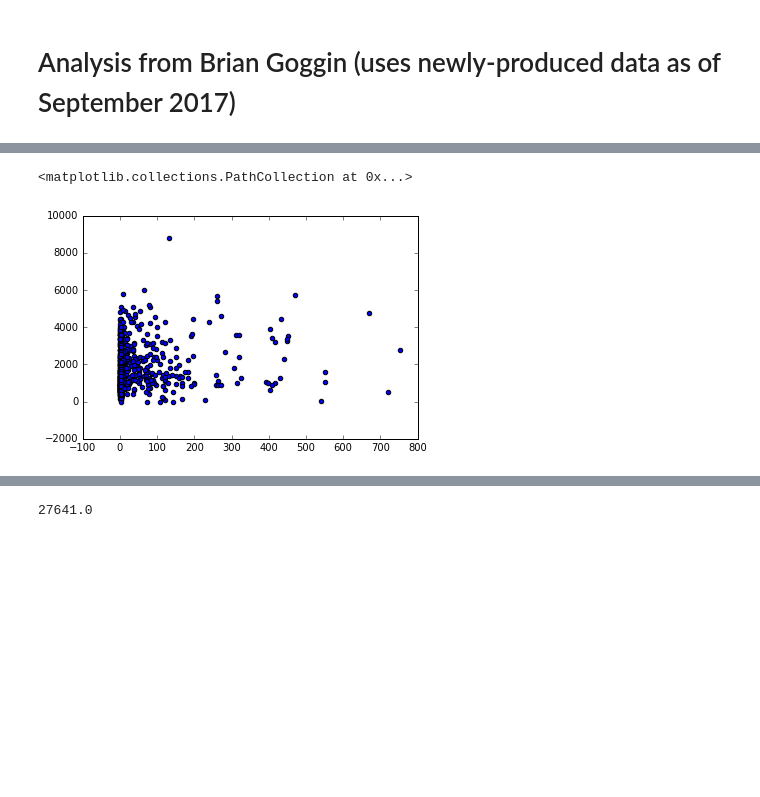
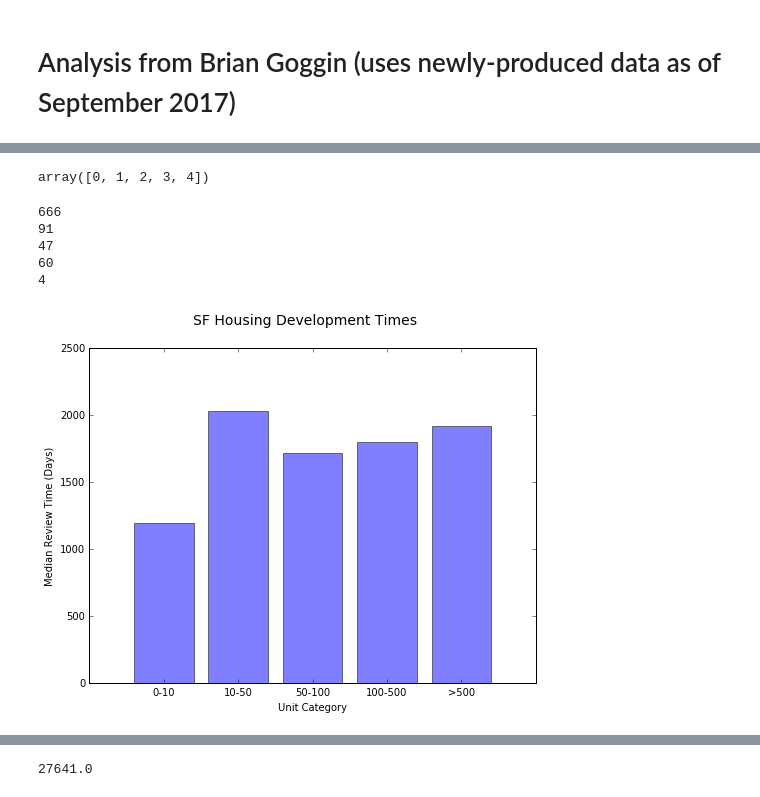
Before and after one commit to sfbrigade/datasci-housing-pipeline, a Jupyter notebook: analysis/average_project_length/brian/Summary_Analysis.ipynb, the cells around one changed output, grey strips where cells are left out. Cells and saved outputs as stored; diff of their text form; code cells hidden in the pictures; blank space fills up the shorter version.

```diff
--- a/analysis/average_project_length/brian/Summary_Analysis.ipynb
+++ b/analysis/average_project_length/brian/Summary_Analysis.ipynb
@@ -98,5 +111,47 @@ plt.show()
-# %%
-plt.scatter(df['units'], df['project_duration_days'])
-# %% [output]
-<matplotlib.collections.PathCollection at 0x...>
-[figure, removed]
+# %%
+def unit_categories(value):
+    if value['units'] <10:
+        field = '0-10'
+    elif (value['units'] >=10) & (value['units'] <50):
+        field = '10-50'
+    elif (value['units']>= 50) & (value['units'] <100):
+        field = '50-100'
+    elif (value['units']>= 100) & (value['units'] <500):
+        field = '100-500'
+    elif value['units']>500:
+        field = '>500'
+    return field
+
+df['unitcat']=df.apply(unit_categories, axis=1)
+# %%
+cat_medians=[]
+categories=['0-10', '10-50', '50-100', '100-500', '>500']
+for cat in categories:
+    median = df[df['unitcat']==cat]['project_duration_days'].median()
+    cat_medians.append(median)
+# %%
+objects = ('0-10', '10-50', '50-100', '100-500', '>500')
+y_pos = np.arange(len(objects))
+# %%
+y_pos
+# %% [output]
+array([0, 1, 2, 3, 4])
+# %%
+for cat in categories:
+    print (df[df['unitcat']==cat]['address'].count())
+# %% [output]
+666
+91
+47
+60
+4
+# %%
+plt.figure(1, figsize=(8,6), )
+plt.suptitle('SF Housing Development Times', fontsize=14)
+plt.ylabel('Median Review Time (Days)')
+plt.xlabel('Unit Category')
+plt.bar(y_pos, cat_medians, align='center', alpha=0.5)
+plt.xticks(y_pos, categories)
+plt.show()
+# %% [output]
+[figure, added]
```
Also changed, not shown: parts of 12 cells of this notebook, 39 other files.
